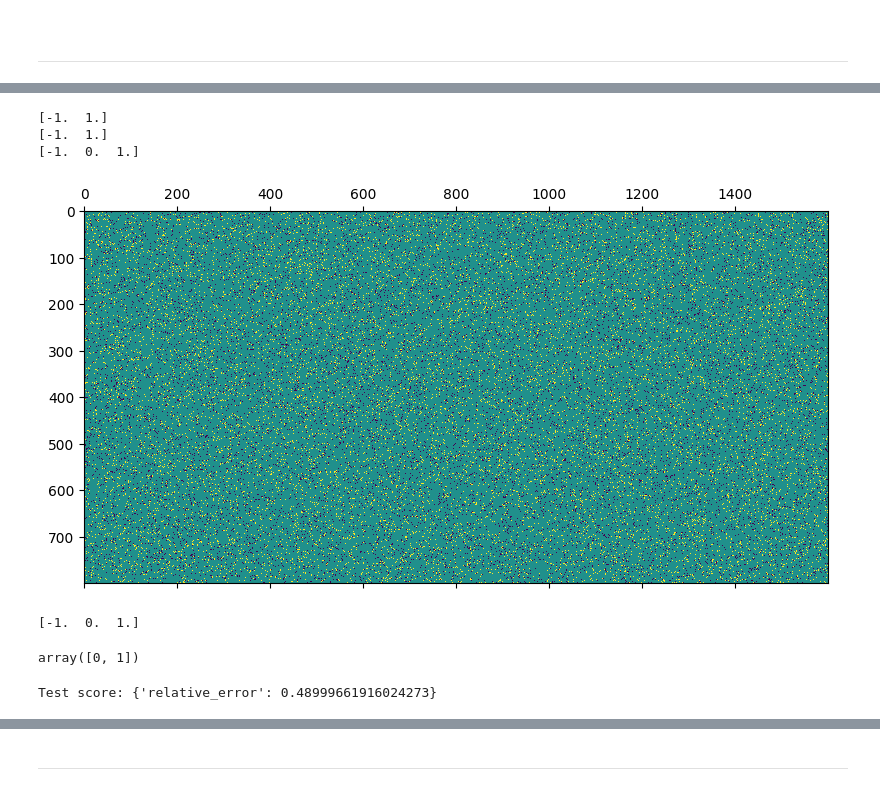
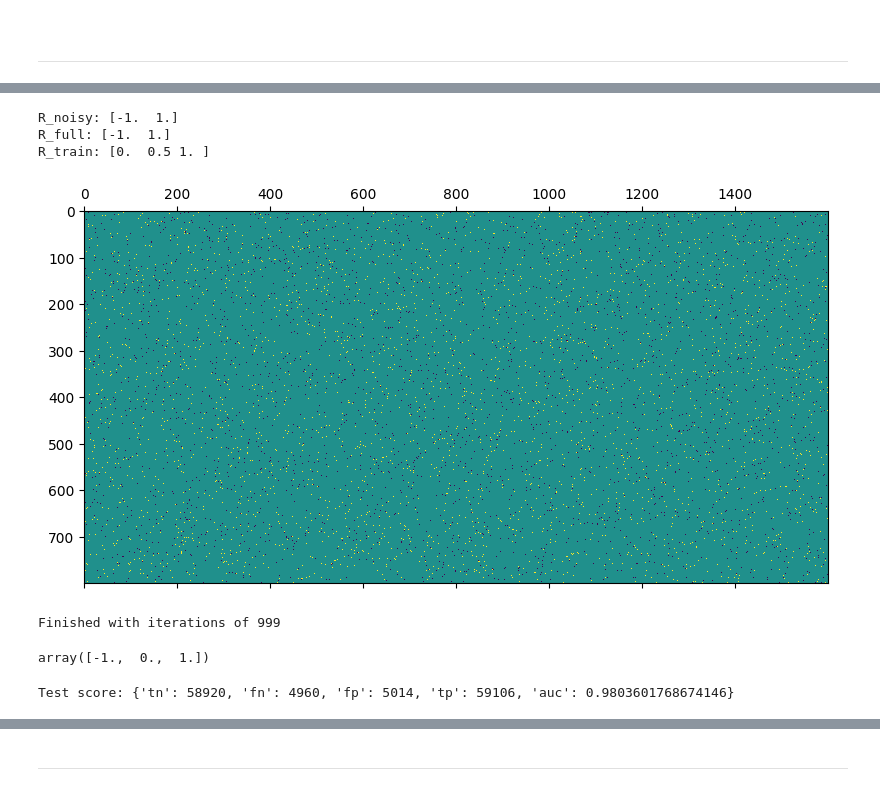
Before and after one commit to Sijianf/BVSIMC, a Jupyter notebook: scripts/simulations/SimulationCompare.ipynb, the cells around one changed output, grey strips where cells are left out. Saved outputs shown, nothing was run; the diff lists cells and outputs as text; code cells hidden in the pictures.

```diff
--- a/scripts/simulations/SimulationCompare.ipynb
+++ b/scripts/simulations/SimulationCompare.ipynb
@@ -417,10 +428,19 @@ def mc_get_scores(R_true, R_prob):
 
 
 def mc_get_scores(R_true, R_prob):
-    diff = np.sum((R_prob.data - R_true.data) ** 2)
-    norm = np.sum(R_true.data**2)
+    R_pred = np.where(R_prob.data > 0.5, 1, -1)
 
-    return {"relative_error": diff / norm}
+    # compute the confusion matrix for ±1 labels (`-1` is negative)
+    ii, jj = ((R_pred + 1) // 2).astype(int), ((R_true.data + 1) // 2).astype(int)
+    cnfsn = confusion_matrix(y_true=jj, y_pred=ii)
+
+    return {
+        "tn": cnfsn[0, 0],
+        "fn": cnfsn[1, 0],
+        "fp": cnfsn[0, 1],
+        "tp": cnfsn[1, 1],
+        "auc": roc_auc_score(R_true.data, R_prob.data),
+    }
 # %%
 import sys, os
 
@@ -577,45 +525,54 @@ Test score: {'relative_error': 1.2131171047924905}
+# %%
+i = 0
+# %%
+grid_dataset = ParameterGrid(
+    {
+        "train_size": [0.02],
+        "n_features": np.arange(50, 401, 50),
+        "n_splits": [5],
+    }
+)
+
+grid_model = ParameterGrid(
+    {"C_lasso": [0], "C_group": [2e-5, 2e-4, 2e-3], "C_ridge": [1e-5], "rank": [25]}
+)
 # %%
 i
+par_dtst = grid_dataset[0]
 X, Y, R_full, R_noisy = load(filename_input.format(i))
-# R_full = (R_full > 0) * 1
-# R_noisy = (R_noisy > 0) * 1
 dvlp_size, test_size = 0.9, 0.1
 ind_dvlp, ind_test = next(
     mc_split(
         R_full,
         n_splits=1,
         random_state=random_state,
         train_size=dvlp_size,
         test_size=test_size,
     )
 )
 R_test = get_submatrix(R_full, ind_test)
 # prepare the train dataset: take the specified share from the beginnig of the index array
 ind_train_all, _ = train_test_split(
     ind_dvlp,
     shuffle=False,
     random_state=random_state,
     test_size=(1 - (par_dtst["train_size"] / dvlp_size)),
 )
 
 R_train = get_submatrix(R_noisy, ind_train_all)
 R_train = R_train.toarray()
+R_train[R_train == 0] = 0.5
+R_train[R_train == -1] = 0
 
-plt.matshow(R_test.toarray())
-print(np.unique(R_noisy))
-print(np.unique(R_full))
-print(np.unique(R_train))
+plt.matshow(R_train)
+print(f"R_noisy: {np.unique(R_noisy)}")
+print(f"R_full: {np.unique(R_full)}")
+print(f"R_train: {np.unique(R_train)}")
 # %% [output]
-[-1.  1.]
-[-1.  1.]
-[-1.  0.  1.]
+R_noisy: [-1.  1.]
+R_full: [-1.  1.]
+R_train: [0.  0.5 1. ]
-[figure, old version]
+[figure, new version]
-# %%
-# R_train[R_train == 0] = 0.5
-# R_train[R_train == -1] = 0
-print(np.unique(R_train))
-# %% [output]
-[-1.  0.  1.]
 # %%
 # set up the model
 model = BiSSGL(
@@ -623,7 +580,7 @@ model = BiSSGL(
     U=X,
     V=Y,
     xi=1,
-    eta=0.00001,
+    eta=0.0001,
     tilde_lambda0=1.5,
     tilde_lambda1=1,
     tilde_alpha=1 / 25,
@@ -633,24 +590,26 @@ model = BiSSGL(
     alpha=1 / 25,
     beta=1,
     K=25,
-    max_iter=10000,
+    max_iter=1000,
     tol=1e-5,
 )
 
 # fit on the whole development dataset
 est_mu, est_A, est_B, logLik = model.optimization()
+# %% [output]
+Finished with iterations of 999
 # %%
-R_full = (R_full > 0) * 1
-R_test = get_submatrix(R_full, ind_test)
+# R_full = (R_full > 0) * 1
+# R_test = get_submatrix(R_full, ind_test)
 np.unique(R_test.toarray())
 # %% [output]
-array([0, 1])
+array([-1.,  0.,  1.])
 # %%
 # get the score
 prob_full = expit(X @ est_A @ est_B.T @ Y.T)
-prob_full = X @ est_A @ est_B.T @ Y.T
+# prob_full = X @ est_A @ est_B.T @ Y.T
 prob_test = get_submatrix(prob_full, ind_test)
 scores_test = mc_get_scores(R_test, prob_test)
 print("Test score:", scores_test)
 # %% [output]
-Test score: {'relative_error': 0.48999661916024273}
+Test score: {'tn': 58920, 'fn': 4960, 'fp': 5014, 'tp': 59106, 'auc': 0.9803601768674146}
```
Also changed, not shown: parts of 33 cells of this notebook, 8 other files.
